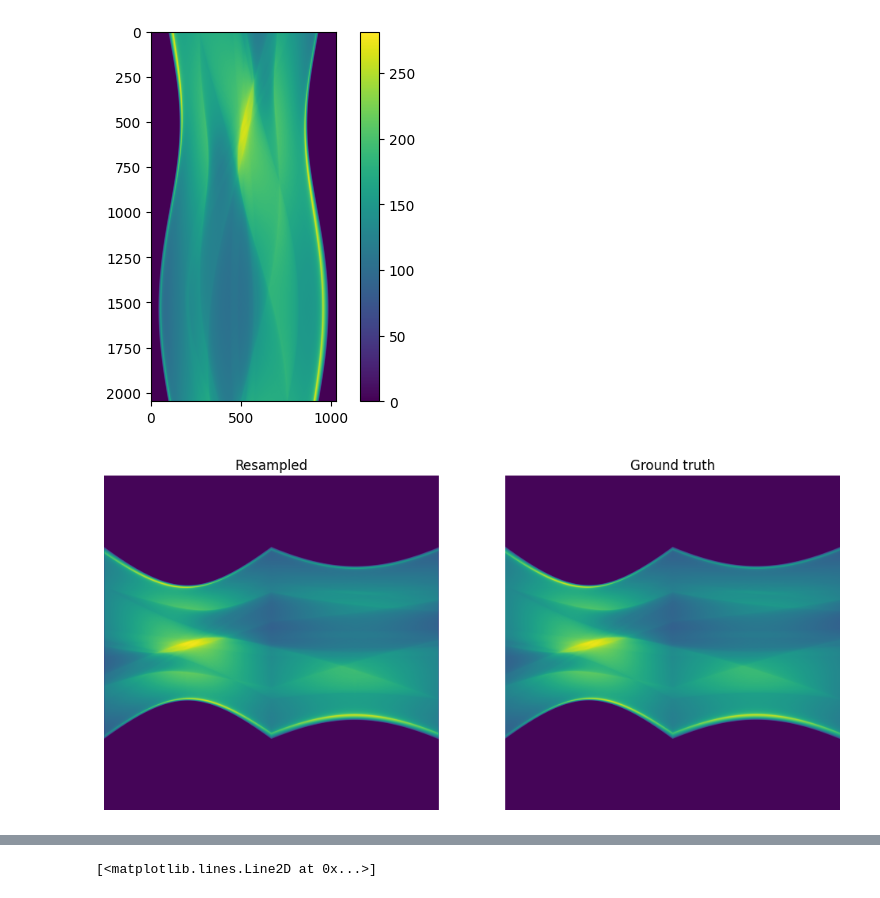
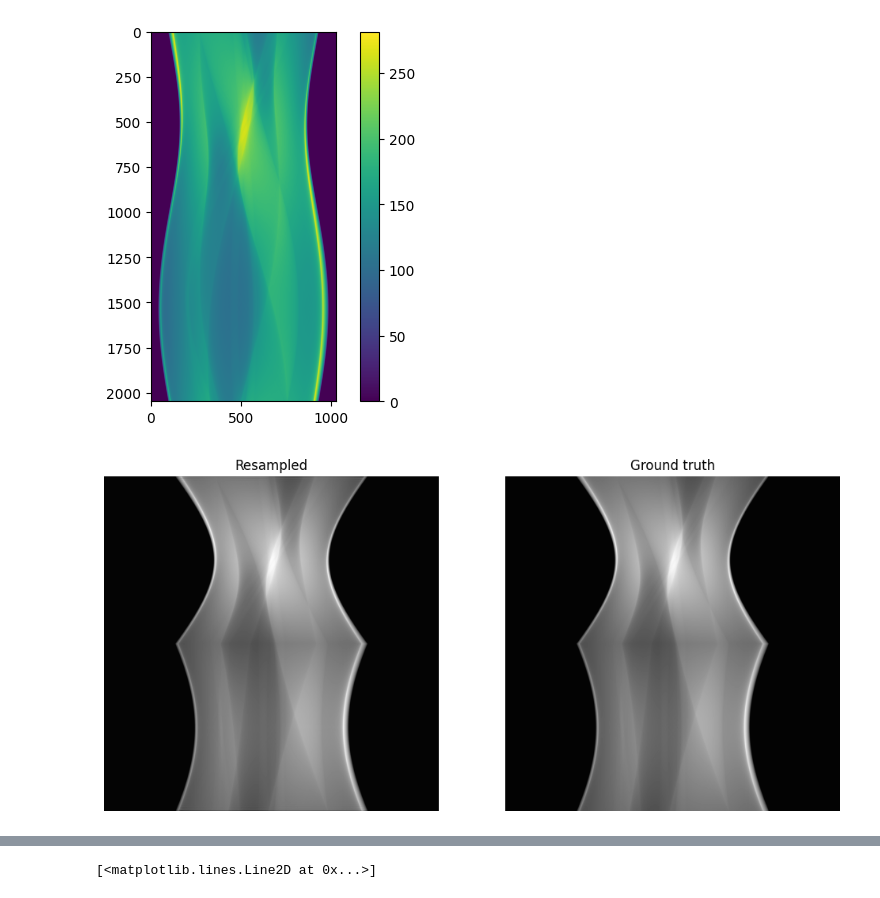
Before and after one commit to Loris0/ppfft, a Jupyter notebook: notebooks/resample_sinogram.ipynb, the cells around one changed output, grey strips where cells are left out. Drawn from its saved outputs; the diff is of its cells as text; code cells hidden in the pictures.

```diff
--- a/notebooks/resample_sinogram.ipynb
+++ b/notebooks/resample_sinogram.ipynb
@@ -142,5 +140,3 @@ from silx.opencl.backprojection import Backprojection
-# %%
-B = Backprojection()
 # %%
 from ppfft.ppfft.new_ppfft import new_ppfft
 # %%
@@ -184,7 +180,7 @@ def old_ppfft_from_old_radon(sino):
 
     return hori.T, vert.T
 # %%
-n = 256
+n = 1024
 im = generate_phantom(n)
 # %%
 old_radon = old_radon_transform(im)
@@ -336,7 +336,7 @@ plt.colorbar()
 <matplotlib.colorbar.Colorbar at 0x...>
 [figure]
 # %%
-b = compute_b(sinogram, h_window, 1e-1)
+b = compute_b(sinogram, h_window, 1e-2)
 # %%
 pp_sino = interpolate_sino(thetas, window_size, b, n)
 # %%
@@ -344,11 +344,11 @@ old_radon = old_radon_transform(im)
 # %%
 fig, axes = plt.subplots(1, 2, figsize=(12, 6))
 
-axes[0].imshow(pp_sino.T); axes[0].set_axis_off(); axes[0].set_title("Resampled")
-axes[1].imshow(old_radon); axes[1].set_axis_off(); axes[1].set_title("Ground truth")
+axes[0].imshow(pp_sino, cmap='gray'); axes[0].set_axis_off(); axes[0].set_title("Resampled")
+axes[1].imshow(old_radon.T, cmap='gray'); axes[1].set_axis_off(); axes[1].set_title("Ground truth")
 plt.show()
 # %% [output]
-[figure, old version]
+[figure, new version]
 # %%
 plt.plot(np.sum(pp_sino, axis=1))
 # %% [output]
```
Also changed, not shown: parts of 31 cells of this notebook, 25 other files.
